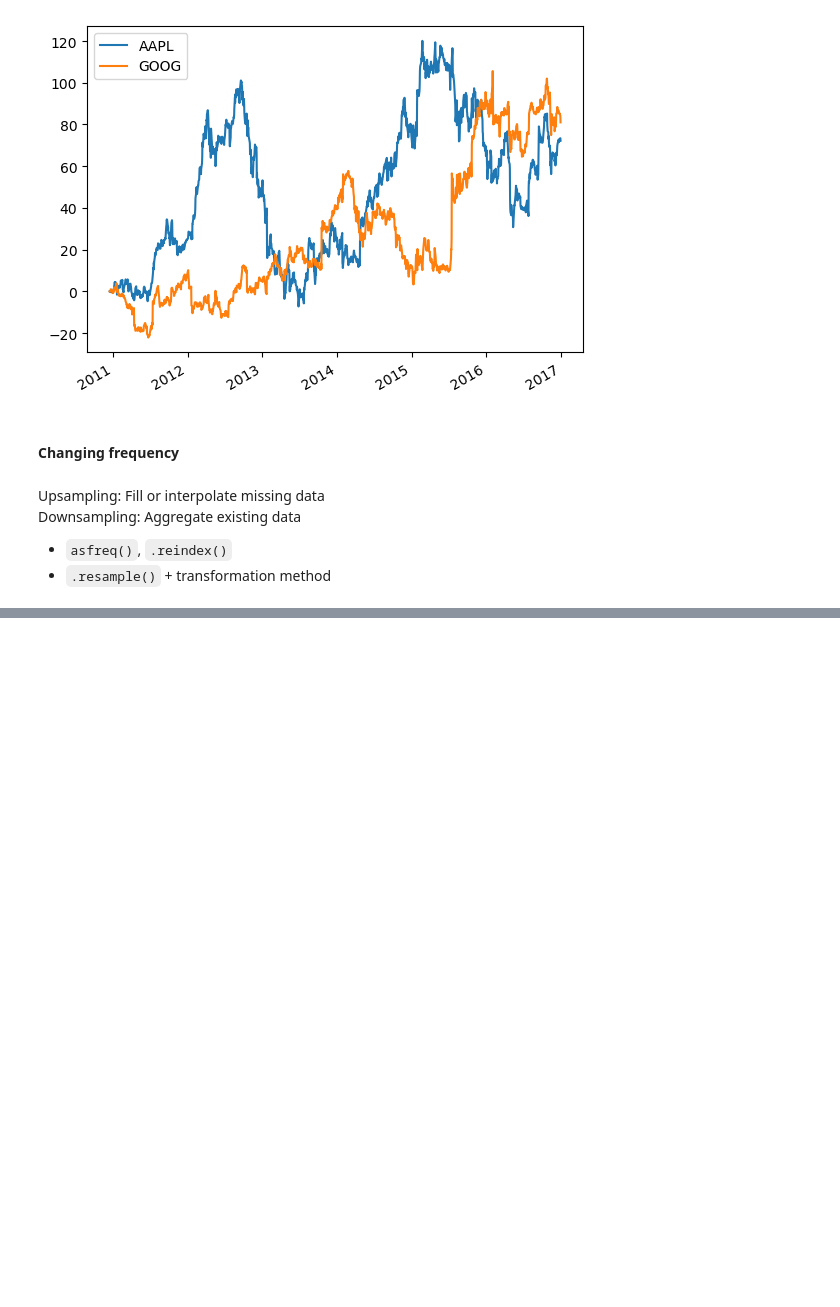
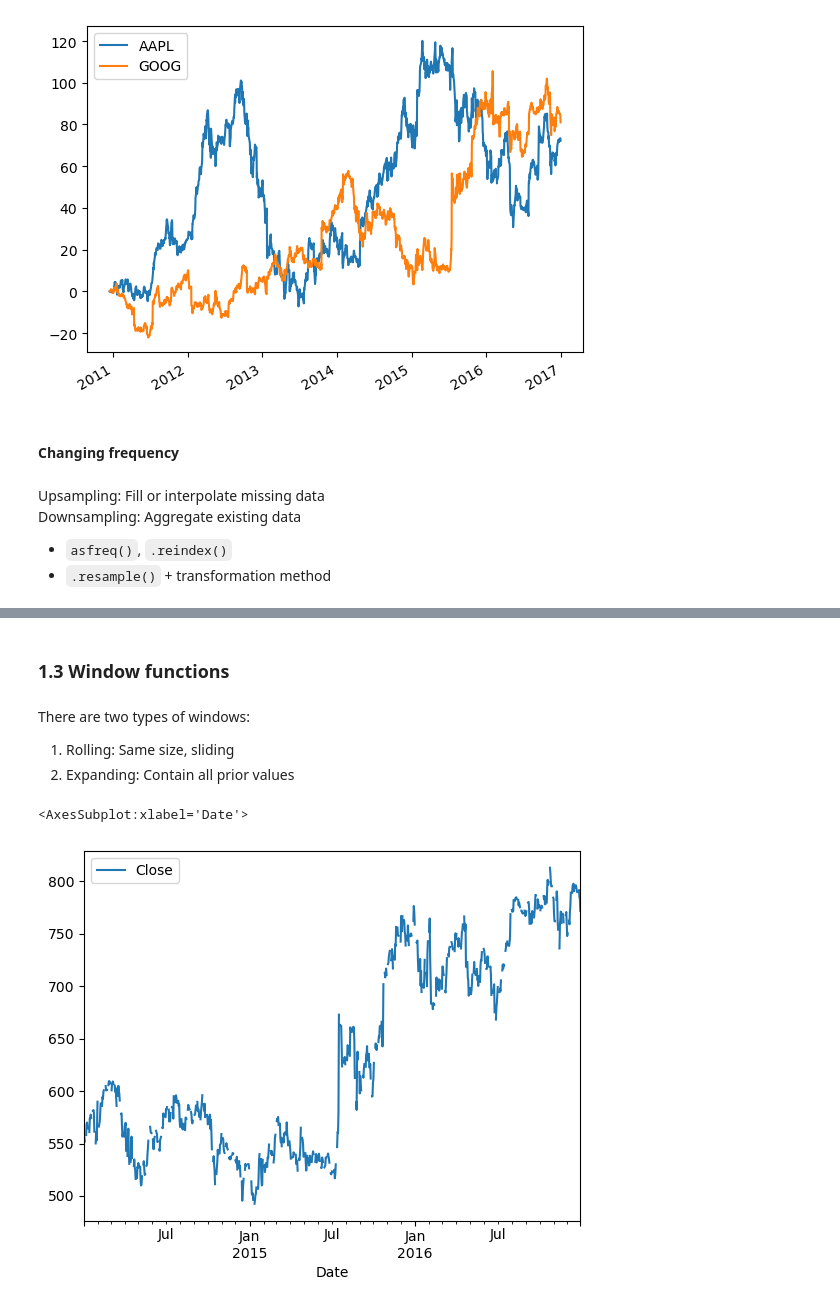
Before and after one commit to luislerma5593/Learning, a Jupyter notebook: Python/Time_Series.ipynb, the cells around one changed output, grey strips where cells are left out. Cells and saved outputs as stored; diff of their text form; code cells hidden in the pictures; blank space fills up the shorter version.

```diff
--- a/Python/Time_Series.ipynb
+++ b/Python/Time_Series.ipynb
@@ -301,0 +445,13 @@ Downsampling: Aggregate existing data
+# %% [markdown]
+### 1.3 Window functions
+# %% [markdown]
+There are two types of windows:
+1. Rolling: Same size, sliding
+2. Expanding: Contain all prior values
+# %%
+path = r'C:\Github\Learning\Datasets\Time_Series\stock_data\google.csv'
+google = pd.read_csv(path, parse_dates=['Date'], index_col='Date')
+google.plot()
+# %% [output]
+<AxesSubplot:xlabel='Date'>
+[figure, added]
```
Also changed, not shown: parts of 22 cells of this notebook, 1 other file.
